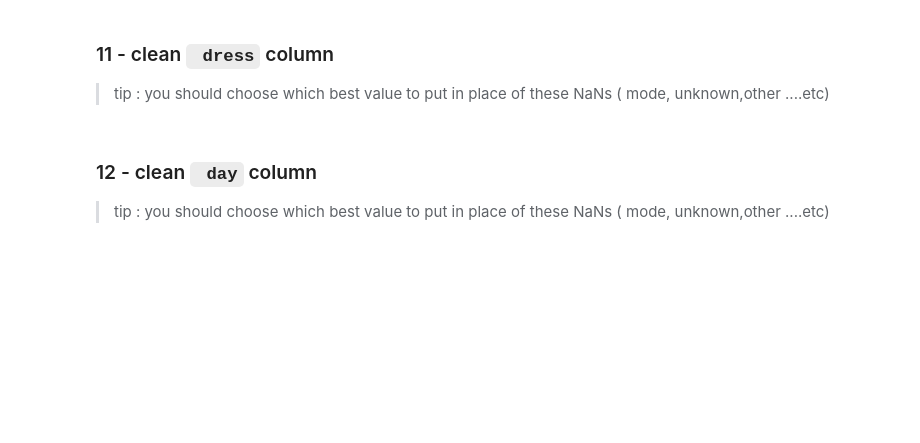
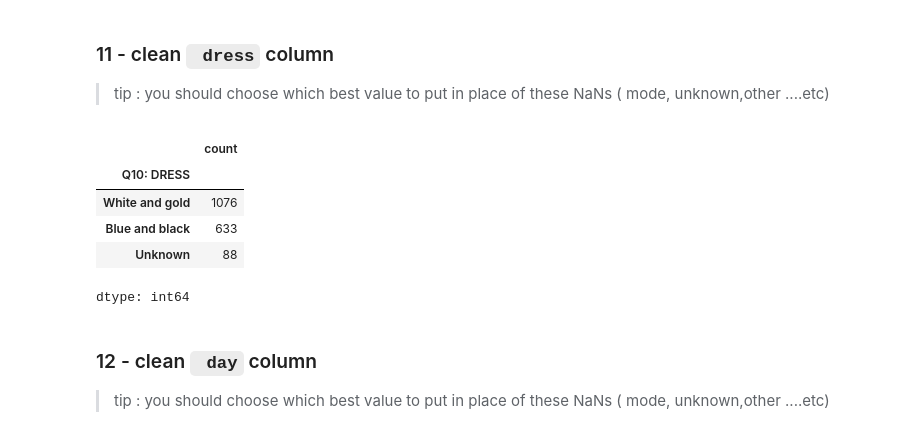
Before and after one commit to hussainkzaid/Candy_Template_project, a Jupyter notebook: Candy_Template.ipynb, the cells around one changed output. Cells and saved outputs as stored; diff of their text form; code cells hidden in the pictures; blank space fills up the shorter version.

```diff
--- a/Candy_Template.ipynb
+++ b/Candy_Template.ipynb
@@ -214,43 +214,3 @@ Name: count, Length: 78, dtype: int64
 > tip : note that country column has country names with different writing ways
   - use fuzzywuzzy to deal with this problem
   - you should choose which best value to put in place of these NaNs ( mode, unknown,other ....etc)
-# %%
-import fuzzywuzzy
-
-def replace_match_in_column(df,column,string_to_match,min_ratio = 50):
-  strings = df[column].unique()
-  matches = fuzzywuzzy.process.extract(string_to_match, strings, limit = 10,scorer= fuzzywuzzy.fuzz.token_sort_ratio)
-  close_matches = [matches[0] for matches in matches if matches[1] > min_ratio]
-  print(close_matches)
-  rows_with_matches = df[column].isin(close_matches)
-  df.loc[rows_with_matches,column] = string_to_match
-
-
-print(data['Q4: COUNTRY'].value_counts(dropna = False))
-replace_match_in_column(data,'Q4: COUNTRY','USA')
-print(data['Q4: COUNTRY'].value_counts(dropna = False))
-replace_match_in_column(data,'Q4: COUNTRY','United States',10)
-print(data['Q4: COUNTRY'].value_counts(dropna = False))
-replace_match_in_column(data,'Q4: COUNTRY','Canada',65)
-print(data['Q4: COUNTRY'].value_counts(dropna = False))
-replace_match_in_column(data,'Q4: COUNTRY','UK')
-replace_match_in_column(data,'Q4: COUNTRY','America',50)
-replace_match_in_column(data,'Q4: COUNTRY','U.S.A',50)
-replace_match_in_column(data,'Q4: COUNTRY','United States of America',70)
-replace_match_in_column(data,'Q4: COUNTRY','France',70)
-
-data['Q4: COUNTRY'] = data['Q4: COUNTRY'].replace(['United States','United States of America','USA? Hard to tell anymore..',
-                     'I pretend to be from Canada, but I am really from the United States.','The United States','USAUSAUSA','New York','A',
-                     'U.S.A','America','California','Alaska','North Carolina ','Pittsburgh','Trumpistan','New Jersey','United Statss','United Statea'],'USA')
-
-data['Q4: COUNTRY'] = data['Q4: COUNTRY'].replace('United Kingdom', 'UK')
-data['Q4: COUNTRY'] = data['Q4: COUNTRY'].replace(['england','endland'], 'England')
-data['Q4: COUNTRY'] = data['Q4: COUNTRY'].replace(['germany','Europe'], 'Germany')
-data['Q4: COUNTRY'] = data['Q4: COUNTRY'].replace(['insanity lately','Earth','Atlantis',"I don't know anymore"],np.nan)
-
-data.loc[[1047,1271],'Q4: COUNTRY'] = 'USA'
-data.loc[1741,'Q4: COUNTRY'] = 'Korea'
-
-data.loc[data['Q4: COUNTRY'].isnull(),'Q4: COUNTRY'] = "Unknown"
-
-print(data['Q4: COUNTRY'].value_counts(dropna = False))
@@ -376,6 +387,15 @@ Length: 103, dtype: int64
 # %% [markdown]
 ### 11 - clean ` dress` column
 >tip : you should choose which best value to put in place of these NaNs ( mode, unknown,other ....etc)
+# %%
+data['Q10: DRESS'].value_counts(dropna=False)
+# %% [output]
+|  | count |
+| Q10: DRESS |  |
+| White and gold | 1076 |
+| Blue and black | 633 |
+| Unknown | 88 |
+dtype: int64
 # %% [markdown]
 ### 12 - clean ` day` column
 >tip : you should choose which best value to put in place of these NaNs ( mode, unknown,other ....etc)
```
Also changed, not shown: parts of 4 cells of this notebook.
